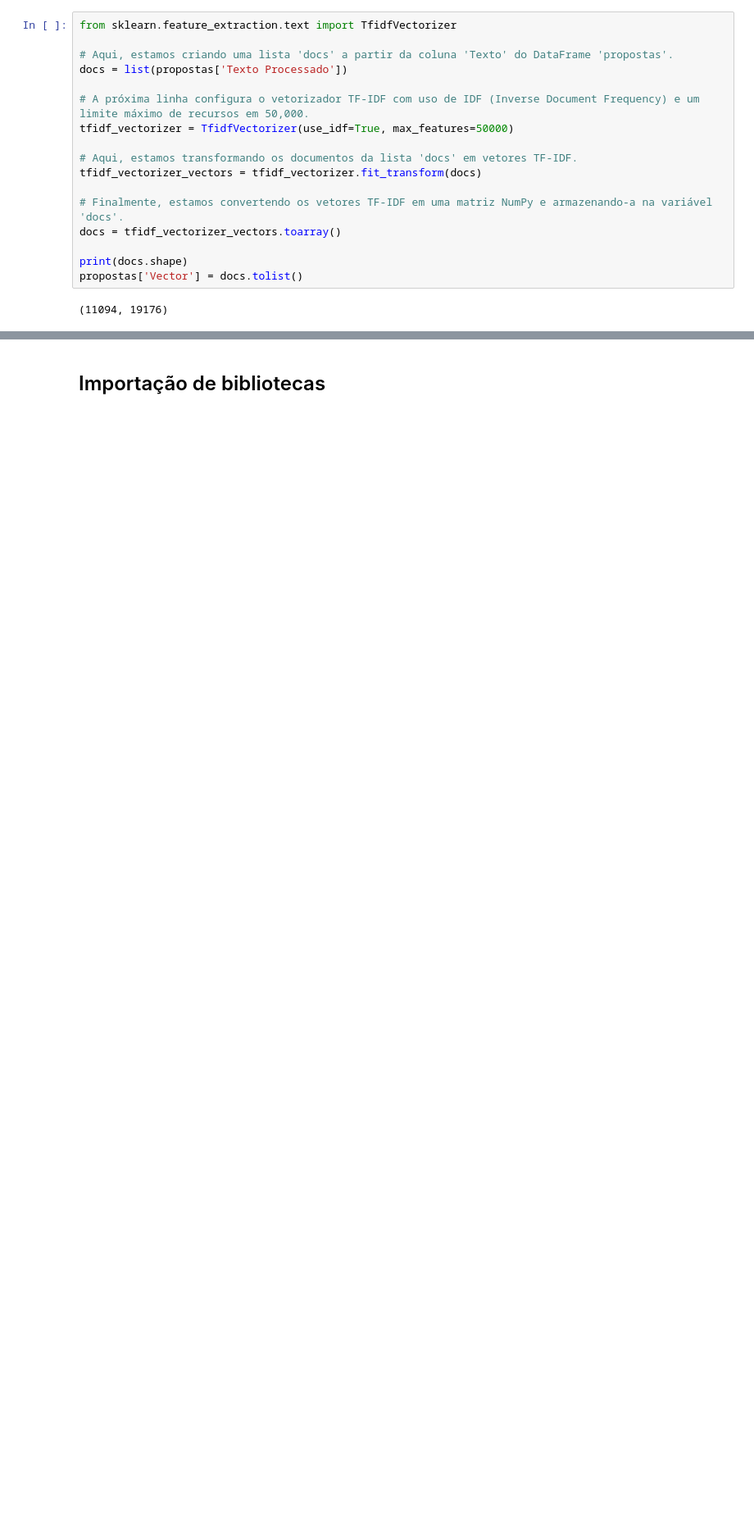
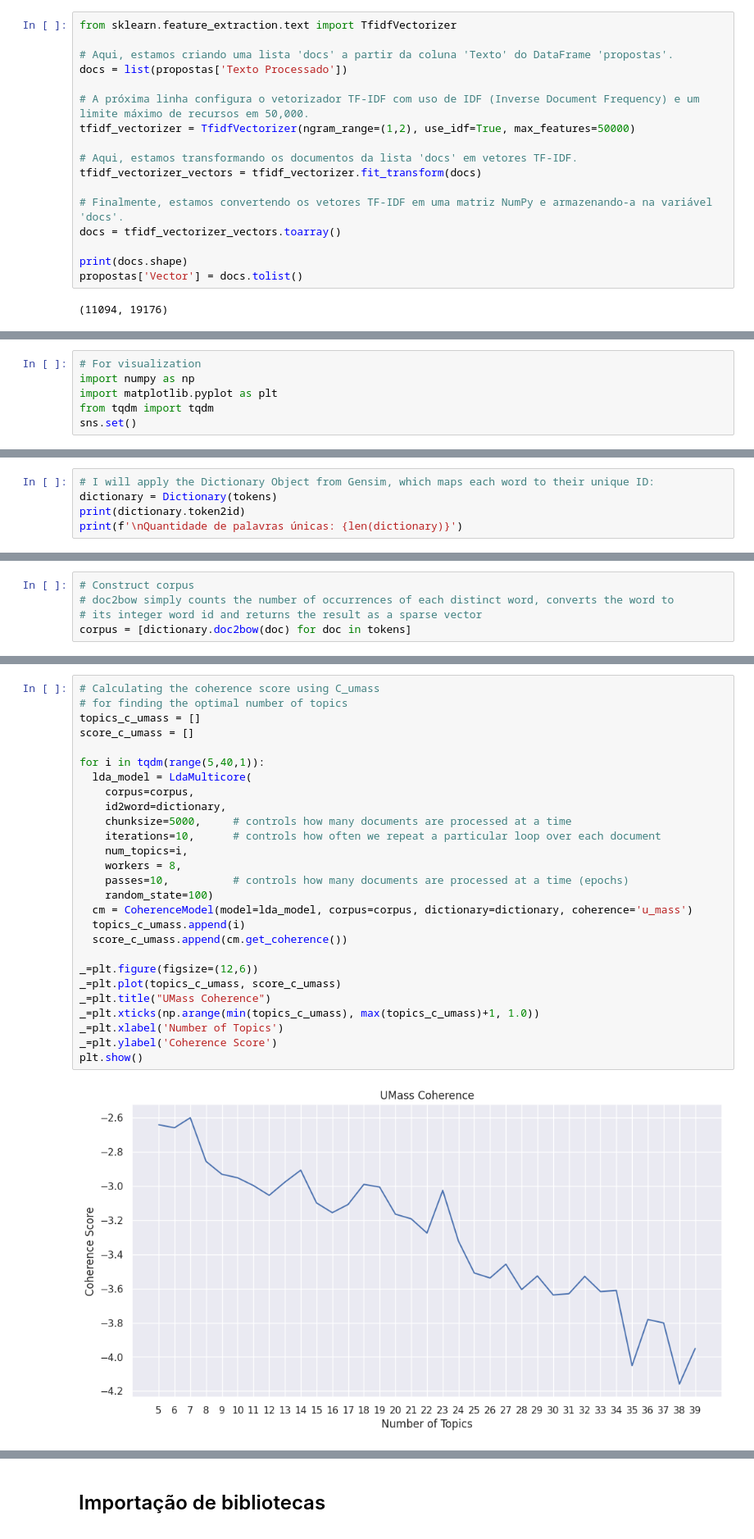
Before and after one commit to ResidenciaTICBrisa/BP-Classificador-de-Propostas, a Jupyter notebook: processo_de_desenvolvimento.ipynb, the cells around one changed output, grey strips where cells are left out. Shown at 82% size. Saved outputs shown, nothing was run; the diff lists cells and outputs as text; blank space fills up the shorter version.

```diff
--- a/processo_de_desenvolvimento.ipynb
+++ b/processo_de_desenvolvimento.ipynb
@@ -306,7 +305,7 @@ from sklearn.feature_extraction.text import TfidfVectorizer
 docs = list(propostas['Texto Processado'])
 
 # A próxima linha configura o vetorizador TF-IDF com uso de IDF (Inverse Document Frequency) e um limite máximo de recursos em 50,000.
-tfidf_vectorizer = TfidfVectorizer(use_idf=True, max_features=50000)
+tfidf_vectorizer = TfidfVectorizer(ngram_range=(1,2), use_idf=True, max_features=50000)
 
 # Aqui, estamos transformando os documentos da lista 'docs' em vetores TF-IDF.
 tfidf_vectorizer_vectors = tfidf_vectorizer.fit_transform(docs)
@@ -320,0 +342,6 @@ propostas['Vector'] = docs.tolist()
+# %%
+# For visualization
+import numpy as np
+import matplotlib.pyplot as plt
+from tqdm import tqdm
+sns.set()
@@ -320,0 +415,5 @@ propostas['Vector'] = docs.tolist()
+# %%
+# I will apply the Dictionary Object from Gensim, which maps each word to their unique ID:
+dictionary = Dictionary(tokens)
+print(dictionary.token2id)
+print(f'\nQuantidade de palavras únicas: {len(dictionary)}')
@@ -320,0 +432,5 @@ propostas['Vector'] = docs.tolist()
+# %%
+# Construct corpus
+# doc2bow simply counts the number of occurrences of each distinct word, converts the word to
+# its integer word id and returns the result as a sparse vector
+corpus = [dictionary.doc2bow(doc) for doc in tokens]
@@ -320,0 +446,29 @@ propostas['Vector'] = docs.tolist()
+# %%
+# Calculating the coherence score using C_umass
+# for finding the optimal number of topics
+topics_c_umass = []
+score_c_umass = []
+
+for i in tqdm(range(5,40,1)):
+  lda_model = LdaMulticore(
+    corpus=corpus,
+    id2word=dictionary,
+    chunksize=5000,     # controls how many documents are processed at a time
+    iterations=10,      # controls how often we repeat a particular loop over each document
+    num_topics=i,
+    workers = 8,
+    passes=10,          # controls how many documents are processed at a time (epochs)
+    random_state=100)
+  cm = CoherenceModel(model=lda_model, corpus=corpus, dictionary=dictionary, coherence='u_mass')
+  topics_c_umass.append(i)
+  score_c_umass.append(cm.get_coherence())
+
+_=plt.figure(figsize=(12,6))
+_=plt.plot(topics_c_umass, score_c_umass)
+_=plt.title("UMass Coherence")
+_=plt.xticks(np.arange(min(topics_c_umass), max(topics_c_umass)+1, 1.0))
+_=plt.xlabel('Number of Topics')
+_=plt.ylabel('Coherence Score')
+plt.show()
+# %% [output]
+[figure, added]
```
Also changed, not shown: parts of 38 cells of this notebook, 3 other files.
